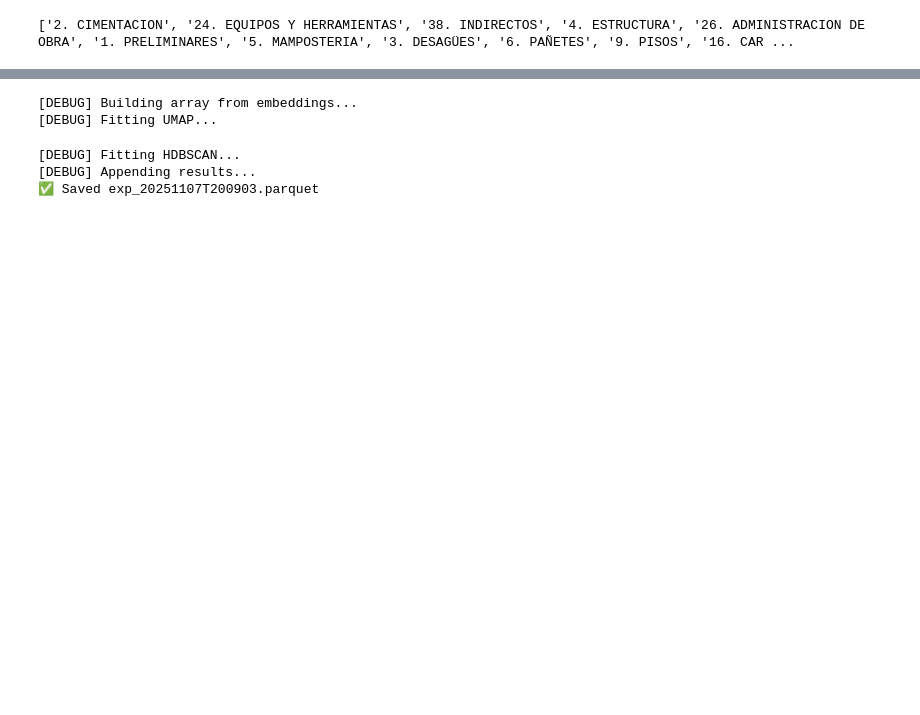
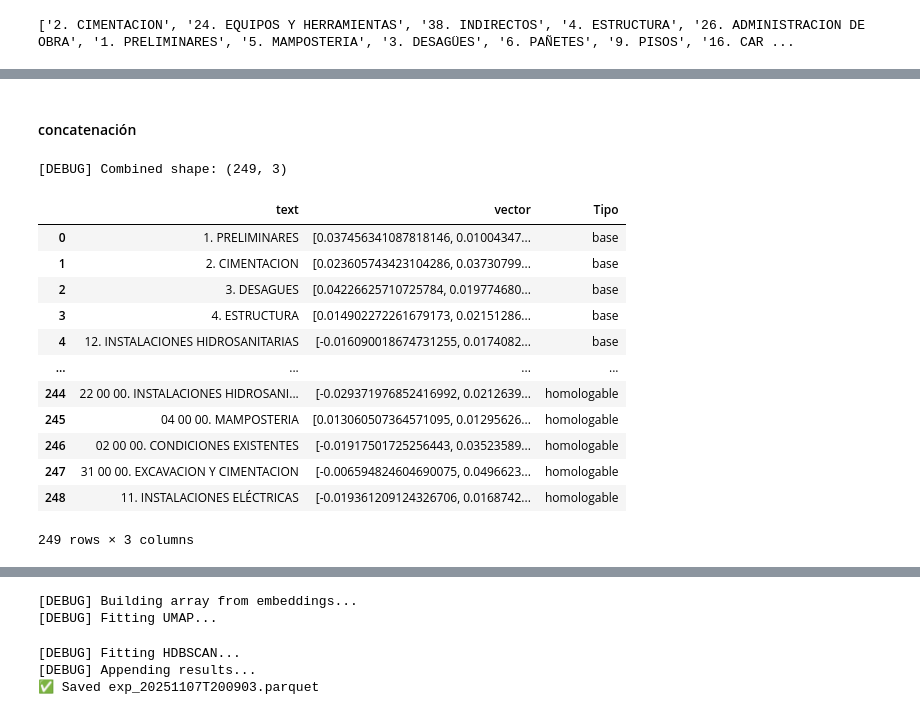
Before and after one commit to ConnectEscuelaIngenieros/consultoriaConnectBogota, a Jupyter notebook: Concatenador_Codigos_para_Homologador.ipynb, the cells around one changed output, grey strips where cells are left out. Saved outputs shown, nothing was run; the diff lists cells and outputs as text; code cells hidden in the pictures; blank space fills up the shorter version.

```diff
--- a/Concatenador_Codigos_para_Homologador.ipynb
+++ b/Concatenador_Codigos_para_Homologador.ipynb
@@ -323,0 +278,2 @@ print(pares_lista)
+# %%
+homologables = pd.read_parquet("embeddings.parquet")
@@ -323,0 +305,11 @@ print(pares_lista)
+# %%
+# --- join homologation mapping to tabla_join ---
+edt_base["Capitulo"] = (
+    edt_base["Código"].astype(str).str.strip()
+    + ". "
+    + edt_base["Descripción"].astype(str).str.strip()
+)
+# %%
+embedding_capitulos_base = edt_base[edt_base["Tipo"] == "Capítulo"]
+embedding_capitulos_base = embedding_capitulos_base[embedding_capitulos_base["Descripción"] != "COSTOS DIRECTOS"]
+embedding_capitulos_base = embedding_capitulos_base[["Capitulo","embedding"]]
@@ -323,0 +325,30 @@ print(pares_lista)
+# %% [markdown]
+#### concatenación
+# %%
+# --- standardize column names ---
+embedding_capitulos_base = embedding_capitulos_base.rename(columns={"Capitulo": "text", "embedding": "vector"})
+homologables = homologables.rename(columns={"text": "text", "vector": "vector"})
+
+# --- add Tipo column ---
+embedding_capitulos_base["Tipo"] = "base"
+homologables["Tipo"] = "homologable"
+
+# --- concatenate ---
+embedding_capitulos = pd.concat([embedding_capitulos_base, homologables], ignore_index=True)
+print("[DEBUG] Combined shape:", embedding_capitulos.shape)
+embedding_capitulos.head(1000)
+# %% [output]
+[DEBUG] Combined shape: (249, 3)
+|  | text | vector | Tipo |
+| 0 | 1. PRELIMINARES | [0.037456341087818146, 0.01004347... | base |
+| 1 | 2. CIMENTACION | [0.023605743423104286, 0.03730799... | base |
+| 2 | 3. DESAGUES | [0.04226625710725784, 0.019774680... | base |
+| 3 | 4. ESTRUCTURA | [0.014902272261679173, 0.02151286... | base |
+| 4 | 12. INSTALACIONES HIDROSANITARIAS | [-0.016090018674731255, 0.0174082... | base |
+| ... | ... | ... | ... |
+| 244 | 22 00 00. INSTALACIONES HIDROSANI... | [-0.029371976852416992, 0.0212639... | homologable |
+| 245 | 04 00 00. MAMPOSTERIA | [0.013060507364571095, 0.01295626... | homologable |
+| 246 | 02 00 00. CONDICIONES EXISTENTES | [-0.01917501725256443, 0.03523589... | homologable |
+| 247 | 31 00 00. EXCAVACION Y CIMENTACION | [-0.006594824604690075, 0.0496623... | homologable |
+| 248 | 11. INSTALACIONES ELÉCTRICAS | [-0.019361209124326706, 0.0168742... | homologable |
+249 rows × 3 columns
```
Also changed, not shown: parts of 26 cells of this notebook, 7 other files.
